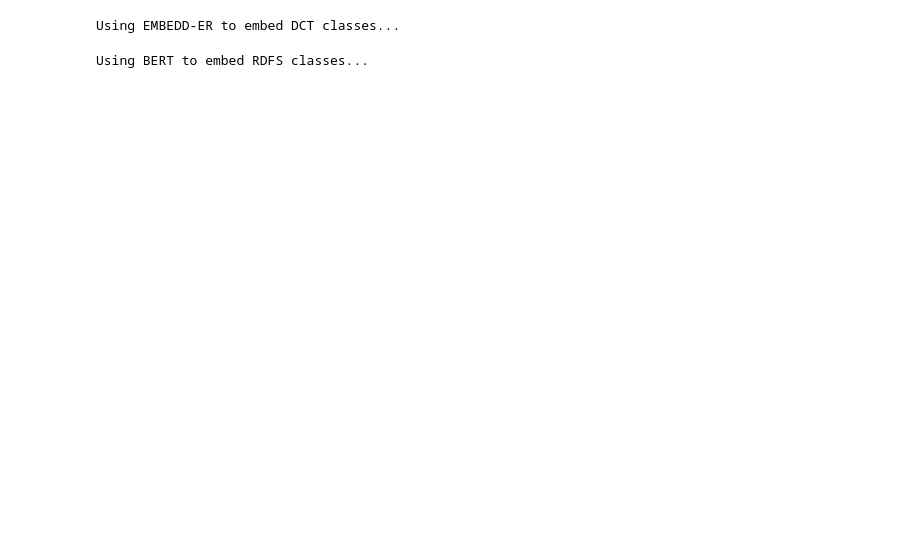
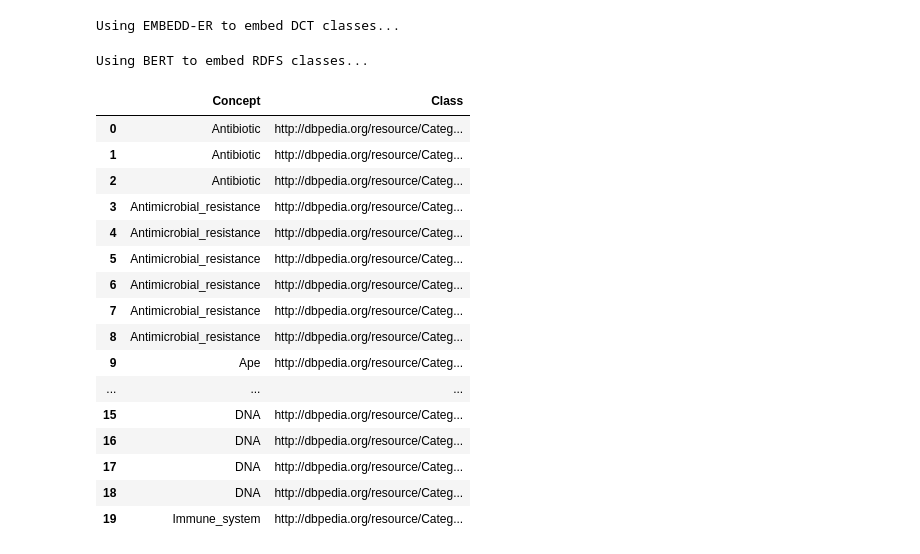
Before and after one commit to AymenRaouf/PrecedabilityOER, a Jupyter notebook: Preprocessing/Features.ipynb, the cells around one changed output. Cells and saved outputs as stored; diff of their text form; code cells hidden in the pictures; blank space fills up the shorter version.

```diff
--- a/Preprocessing/Features.ipynb
+++ b/Preprocessing/Features.ipynb
@@ -131,3 +145,23 @@ if methods[0] == 'BERT':
     df_classes_embeddings.head()
 # %% [output]
 Using BERT to embed RDFS classes...
+# %%
+df_concepts_classes.head(20)
+# %% [output]
+|  | Concept | Class |
+| 0 | Antibiotic | http://dbpedia.org/resource/Categ... |
+| 1 | Antibiotic | http://dbpedia.org/resource/Categ... |
+| 2 | Antibiotic | http://dbpedia.org/resource/Categ... |
+| 3 | Antimicrobial_resistance | http://dbpedia.org/resource/Categ... |
+| 4 | Antimicrobial_resistance | http://dbpedia.org/resource/Categ... |
+| 5 | Antimicrobial_resistance | http://dbpedia.org/resource/Categ... |
+| 6 | Antimicrobial_resistance | http://dbpedia.org/resource/Categ... |
+| 7 | Antimicrobial_resistance | http://dbpedia.org/resource/Categ... |
+| 8 | Antimicrobial_resistance | http://dbpedia.org/resource/Categ... |
+| 9 | Ape | http://dbpedia.org/resource/Categ... |
+| ... | ... | ... |
+| 15 | DNA | http://dbpedia.org/resource/Categ... |
+| 16 | DNA | http://dbpedia.org/resource/Categ... |
+| 17 | DNA | http://dbpedia.org/resource/Categ... |
+| 18 | DNA | http://dbpedia.org/resource/Categ... |
+| 19 | Immune_system | http://dbpedia.org/resource/Categ... |
```
Also changed, not shown: parts of 5 cells of this notebook, 2 other files.
